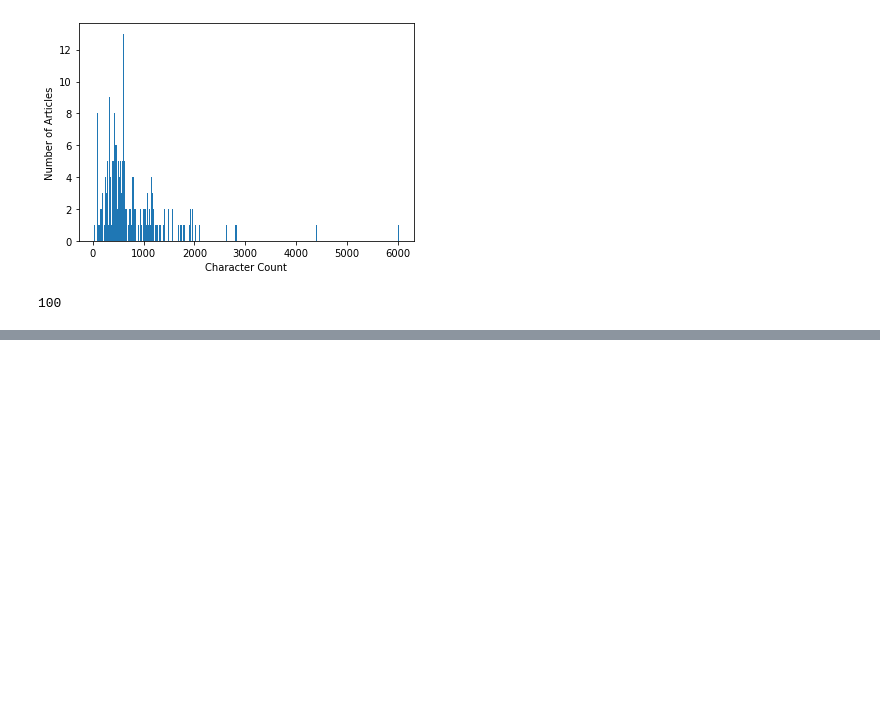
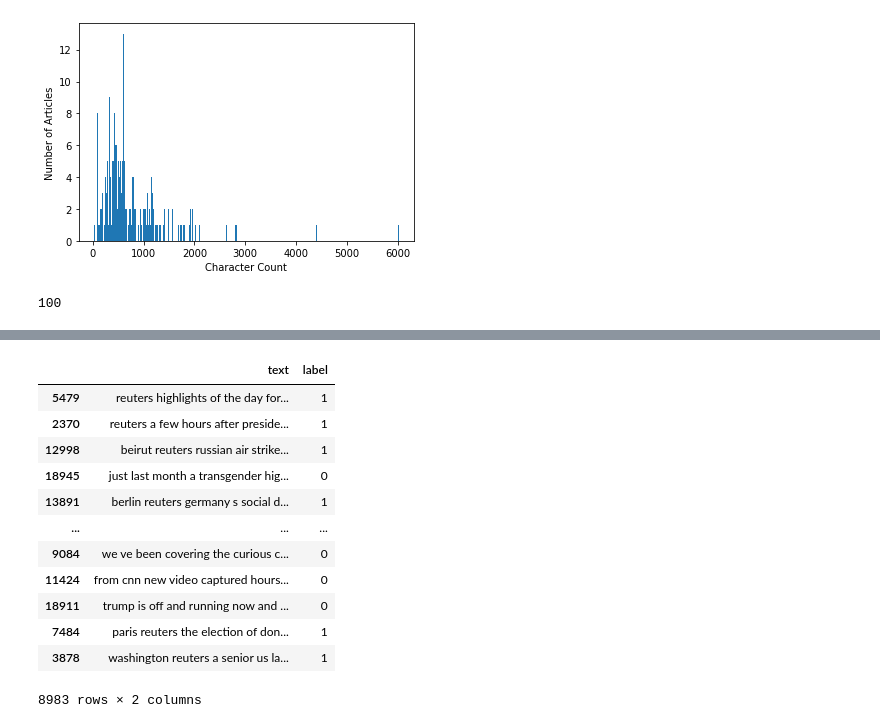
Before and after one commit to maleepicface/brianhelenfakenews, a Jupyter notebook: Testing Stuff/ISOT_and_ReCOVery_and_FA_KES_Combined.ipynb, the cells around one changed output, grey strips where cells are left out. Cells and saved outputs as stored; diff of their text form; code cells hidden in the pictures; blank space fills up the shorter version.

```diff
--- a/Testing Stuff/ISOT_and_ReCOVery_and_FA_KES_Combined.ipynb
+++ b/Testing Stuff/ISOT_and_ReCOVery_and_FA_KES_Combined.ipynb
@@ -516,0 +530,16 @@ fake, true
+# %%
+isottest
+# %% [output]
+|  | text | label |
+| 5479 | reuters highlights of the day for... | 1 |
+| 2370 | reuters a few hours after preside... | 1 |
+| 12998 | beirut reuters russian air strike... | 1 |
+| 18945 | just last month a transgender hig... | 0 |
+| 13891 | berlin reuters germany s social d... | 1 |
+| ... | ... | ... |
+| 9084 | we ve been covering the curious c... | 0 |
+| 11424 | from cnn new video captured hours... | 0 |
+| 18911 | trump is off and running now and ... | 0 |
+| 7484 | paris reuters the election of don... | 1 |
+| 3878 | washington reuters a senior us la... | 1 |
+8983 rows × 2 columns
```
Also changed, not shown: parts of 28 cells of this notebook.
